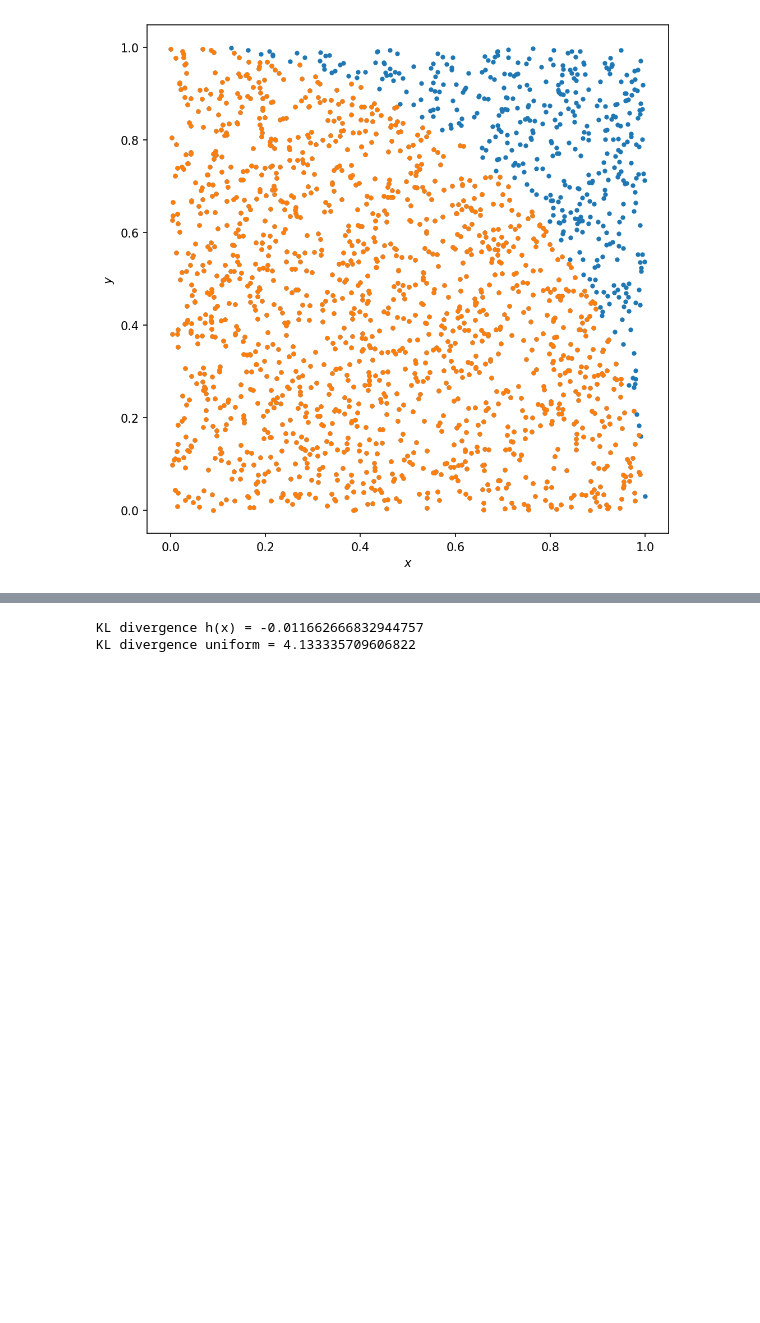
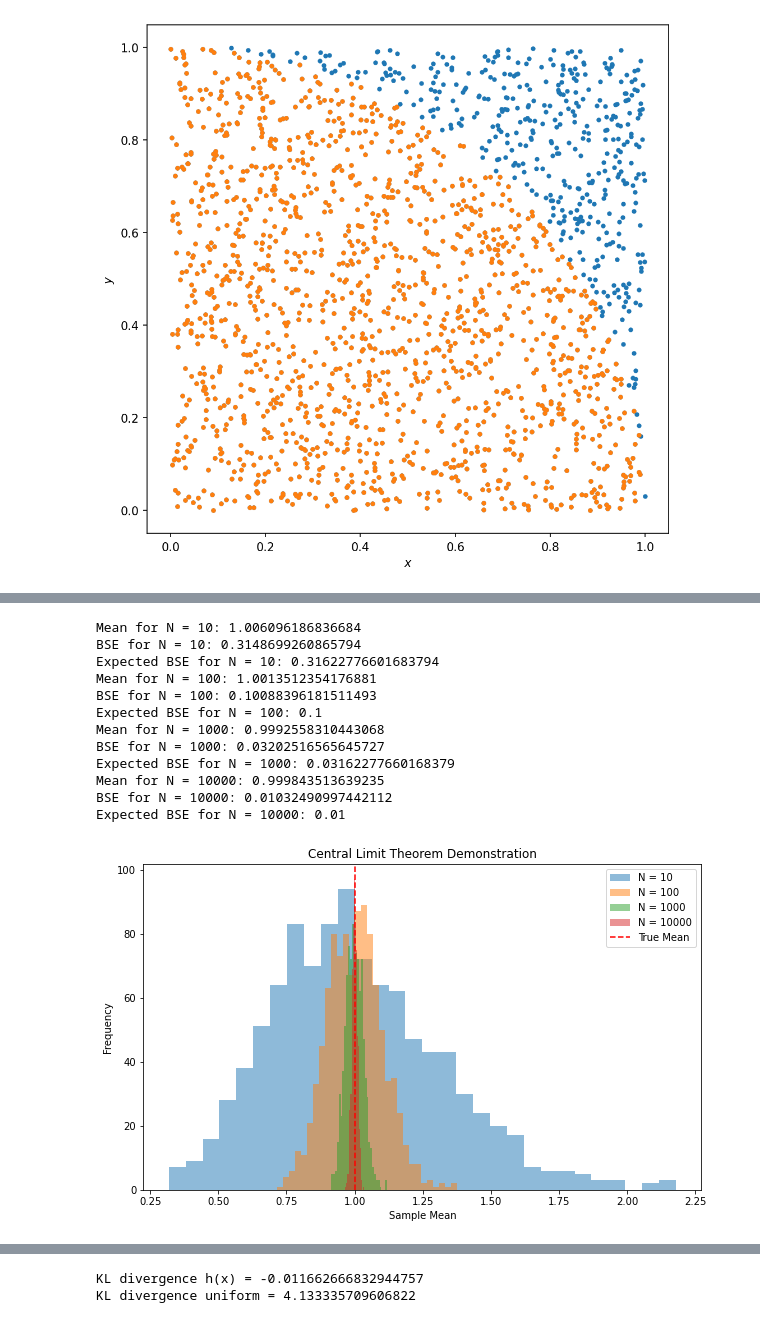
Before and after one commit to BarakHirshberg/MolecularSimulations, a Jupyter notebook: MonteCarlo.ipynb, the cells around one changed output, grey strips where cells are left out. Saved outputs shown, nothing was run; the diff lists cells and outputs as text; code cells hidden in the pictures; blank space fills up the shorter version.

```diff
--- a/MonteCarlo.ipynb
+++ b/MonteCarlo.ipynb
@@ -156 +200,49 @@ neval = 1839958790
+# %%
+# Parameters
+num_samples = [10, 100, 1000, 10000]
+num_experiments = 1000
+
+# Distribution to sample from (e.g., exponential)
+distribution = np.random.exponential
+
+# Calculate the true mean of the distribution
+true_mean = 1  # For exponential distribution with lambda=1
+
+# Store means for each experiment and sample size
+means = {n: [] for n in num_samples}
+
+# Perform experiments
+for n in num_samples:
+  for _ in range(num_experiments):
+    samples = distribution(size=n)
+    means[n].append(np.mean(samples))
+
+# Plot histograms of means
+plt.figure(figsize=(10, 6))
+for n in num_samples:
+  plt.hist(means[n], bins=30, alpha=0.5, label=f"N = {n}")
+  print(f"Mean for N = {n}: {np.mean(means[n])}")
+  print(f"BSE for N = {n}: {np.std(means[n])}")
+  print(f"Expected BSE for N = {n}: {1/np.sqrt(n)}")
+
+plt.axvline(true_mean, color='red', linestyle='dashed', label="True Mean")
+plt.xlabel("Sample Mean")
+plt.ylabel("Frequency")
+plt.title("Central Limit Theorem Demonstration")
+plt.legend()
+plt.show()
+# %% [output]
+Mean for N = 10: 1.006096186836684
+BSE for N = 10: 0.3148699260865794
+Expected BSE for N = 10: 0.31622776601683794
+Mean for N = 100: 1.0013512354176881
+BSE for N = 100: 0.10088396181511493
+Expected BSE for N = 100: 0.1
+Mean for N = 1000: 0.9992558310443068
+BSE for N = 1000: 0.03202516565645727
+Expected BSE for N = 1000: 0.03162277660168379
+Mean for N = 10000: 0.999843513639235
+BSE for N = 10000: 0.01032490997442112
+Expected BSE for N = 10000: 0.01
+[figure, added]
 # %% [markdown]
```
Also changed, not shown: parts of 5 cells of this notebook.
